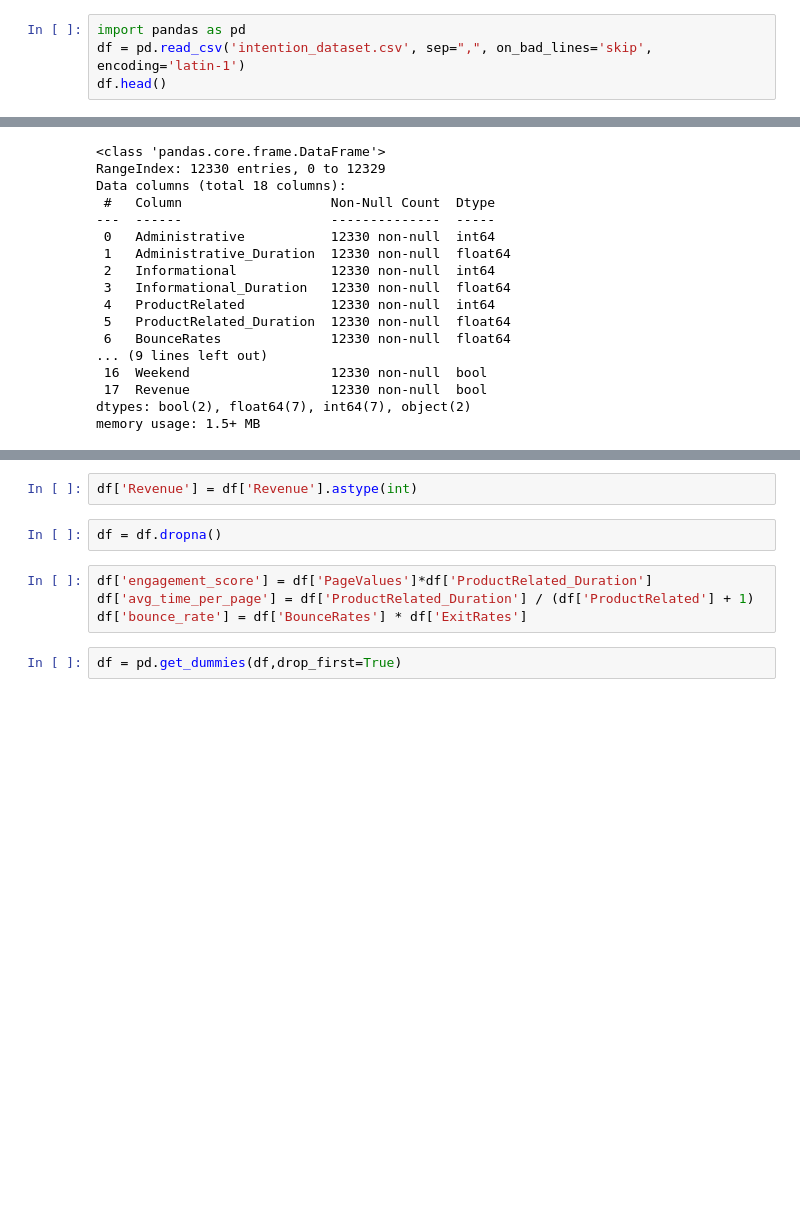
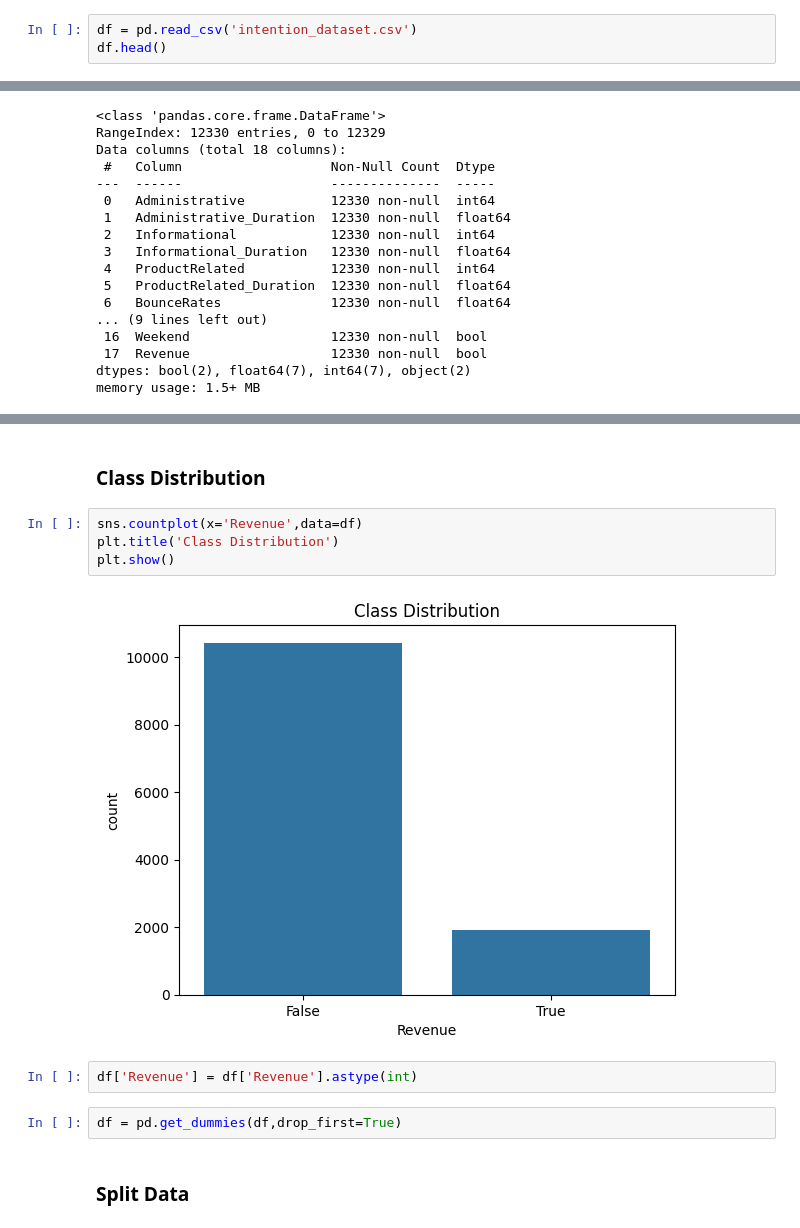
Before and after one commit to maitriishahh/User-Intention-Prediction, a Jupyter notebook: notebooks/analysis.ipynb, the cells around one changed output, grey strips where cells are left out. Drawn from its saved outputs; the diff is of its cells as text; blank space fills up the shorter version.

```diff
--- a/notebooks/analysis.ipynb
+++ b/notebooks/analysis.ipynb
@@ -1,6 +20,5 @@
 # %%
-import pandas as pd
-df = pd.read_csv('intention_dataset.csv', sep=",", on_bad_lines='skip', encoding='latin-1')
+df = pd.read_csv('intention_dataset.csv')
 df.head()
 # %% [output]
 |  | Administrative | Administrative_Duration | Informational | Informational_Duration | ProductRelated | ... |
@@ -96,14 +61,18 @@ df.describe()
 | 50% | 1.000000 | 7.500000 | 0.000000 | 0.000000 | 18.000000 | ... |
 | 75% | 4.000000 | 93.256250 | 0.000000 | 0.000000 | 38.000000 | ... |
 | max | 27.000000 | 3398.750000 | 24.000000 | 2549.375000 | 705.000000 | ... |
+# %% [markdown]
+### Class Distribution
+# %%
+sns.countplot(x='Revenue',data=df)
+plt.title('Class Distribution')
+plt.show()
+# %% [output]
+[figure, added]
 # %%
 df['Revenue'] = df['Revenue'].astype(int)
-# %%
-df = df.dropna()
-# %%
-df['engagement_score'] = df['PageValues']*df['ProductRelated_Duration']
-df['avg_time_per_page'] = df['ProductRelated_Duration'] / (df['ProductRelated'] + 1)
-df['bounce_rate'] = df['BounceRates'] * df['ExitRates']
 # %%
 df = pd.get_dummies(df,drop_first=True)
+# %% [markdown]
+### Split Data
 # %%
```
Also changed, not shown: parts of 36 cells of this notebook, 1 other file.
